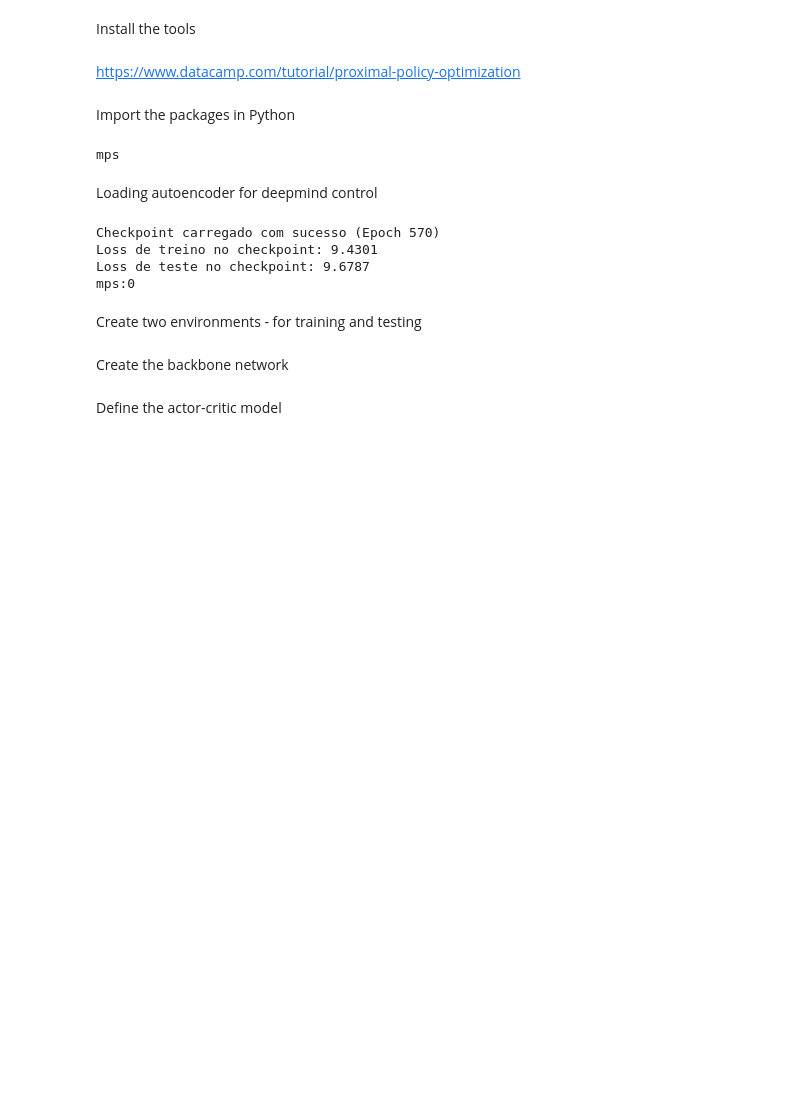
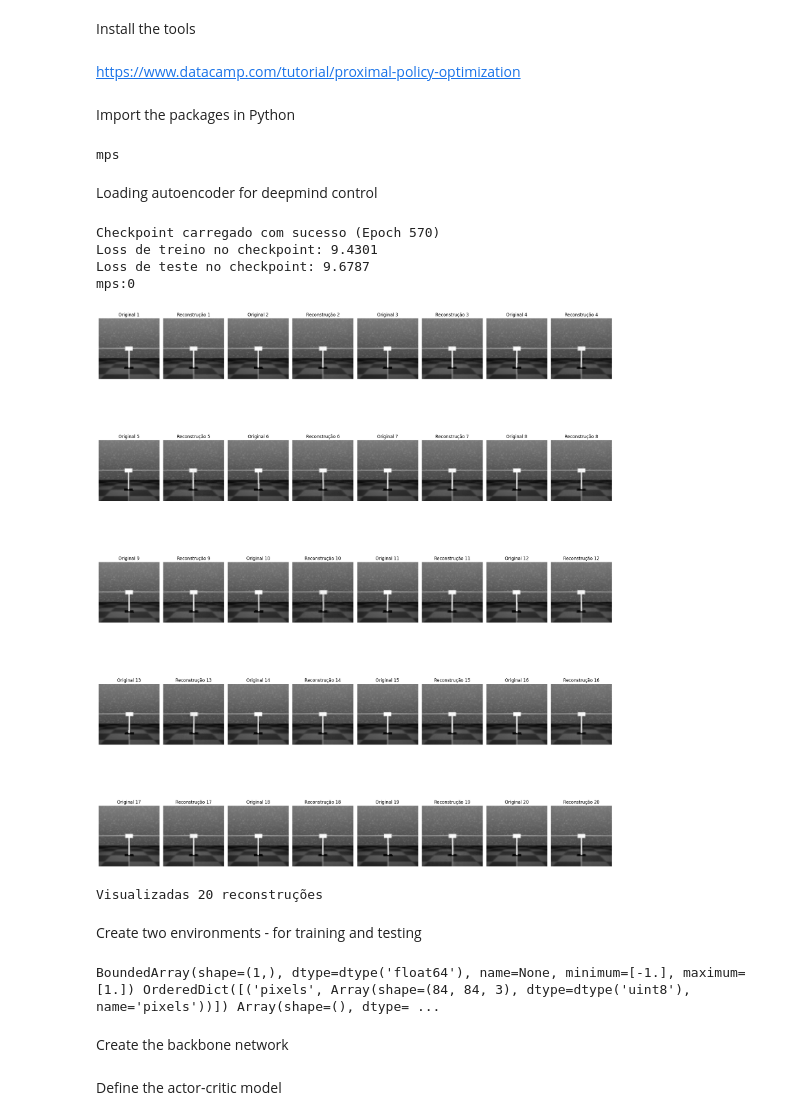
Before and after one commit to marcospaulo429/Reinforcement-Learning-AKCIT, a Jupyter notebook: DreamerV1/ppo_gpu.ipynb, the cells around one changed output. Saved outputs shown, nothing was run; the diff lists cells and outputs as text; code cells hidden in the pictures; blank space fills up the shorter version.

Commit message:
fazendo ppo com imagens

```diff
--- a/DreamerV1/ppo_gpu.ipynb
+++ b/DreamerV1/ppo_gpu.ipynb
@@ -170,6 +131,65 @@ Checkpoint carregado com sucesso (Epoch 570)
 Loss de treino no checkpoint: 9.4301
 Loss de teste no checkpoint: 9.6787
 mps:0
+# %%
+def visualize_vae_reconstructions(model, env, num_samples=20):
+    """
+    Gera e mostra reconstruções do VAE diretamente na tela
+
+    Args:
+        model: Modelo VAE treinado
+        env: Ambiente DM Control
+        num_samples: Número de amostras a visualizar
+    """
+    model.eval()
+
+    # Configura o layout de visualização
+    n_cols = 4  # Número de colunas no grid
+    n_rows = (num_samples + n_cols - 1) // n_cols  # Calcula linhas necessárias
+    plt.figure(figsize=(20, 5*n_rows))
+
+    with torch.no_grad():
+        for i in range(num_samples):
+            # Coleta imagem do ambiente
+            time_step = env.reset()
+            original_img = converter_cinza(time_step.observation['pixels'])
+
+            # Pré-processamento idêntico ao treinamento
+            processed_img = original_img.astype(np.float32) / 127.5 - 1.0
+            tensor_img = torch.tensor(processed_img, device=device,
+                                    dtype=torch.float32).unsqueeze(0).unsqueeze(0)
+
+            # Reconstrução
+            recon_img, _, _ = model(tensor_img)
+
+            # Pós-processamento
+            original_img = original_img / 255.0  # [0, 1]
+            recon_img = recon_img.squeeze().cpu().numpy()
+
+            # Plota as imagens em um grid
+            plt.subplot(n_rows, n_cols*2, 2*i+1)
+            plt.imshow(original_img, cmap='gray')
+            plt.title(f"Original {i+1}")
+            plt.axis("off")
+
+            plt.subplot(n_rows, n_cols*2, 2*i+2)
+            plt.imshow(recon_img, cmap='gray')
+            plt.title(f"Reconstrução {i+1}")
+            plt.axis("off")
+
+    plt.tight_layout()
+    plt.show()
+    print(f"Visualizadas {num_samples} reconstruções")
+
+# Uso:
+env_test = suite.load(domain_name="cartpole", task_name="swingup")
+env_test = pixels.Wrapper(env_test, pixels_only=True,
+                    render_kwargs={'height': 84, 'width': 84, 'camera_id': 0})
+
+visualize_vae_reconstructions(model, env_test, num_samples=20)
+# %% [output]
+[figure, added]
+Visualizadas 20 reconstruções
 # %% [markdown]
 Create two environments - for training and testing
 # %%
@@ -180,6 +200,13 @@ env_train = pixels.Wrapper(env_train, pixels_only=True,
 env_test = suite.load(domain_name="cartpole", task_name="swingup")
 env_test = pixels.Wrapper(env_train, pixels_only=True,
                     render_kwargs={'height': 84, 'width': 84, 'camera_id': 0})
+
+action_spec = env_test.action_spec()
+obs_spec = env_test.observation_spec()
+reward_spec = env_test.reward_spec()
+print(action_spec, obs_spec,reward_spec)
+# %% [output]
+BoundedArray(shape=(1,), dtype=dtype('float64'), name=None, minimum=[-1.], maximum=[1.]) OrderedDict([('pixels', Array(shape=(84, 84, 3), dtype=dtype('uint8'), name='pixels'))]) Array(shape=(), dtype= ...
 # %% [markdown]
 Create the backbone network
 # %% [markdown]
```
Also changed, not shown: parts of 12 cells of this notebook, 2 other files.
